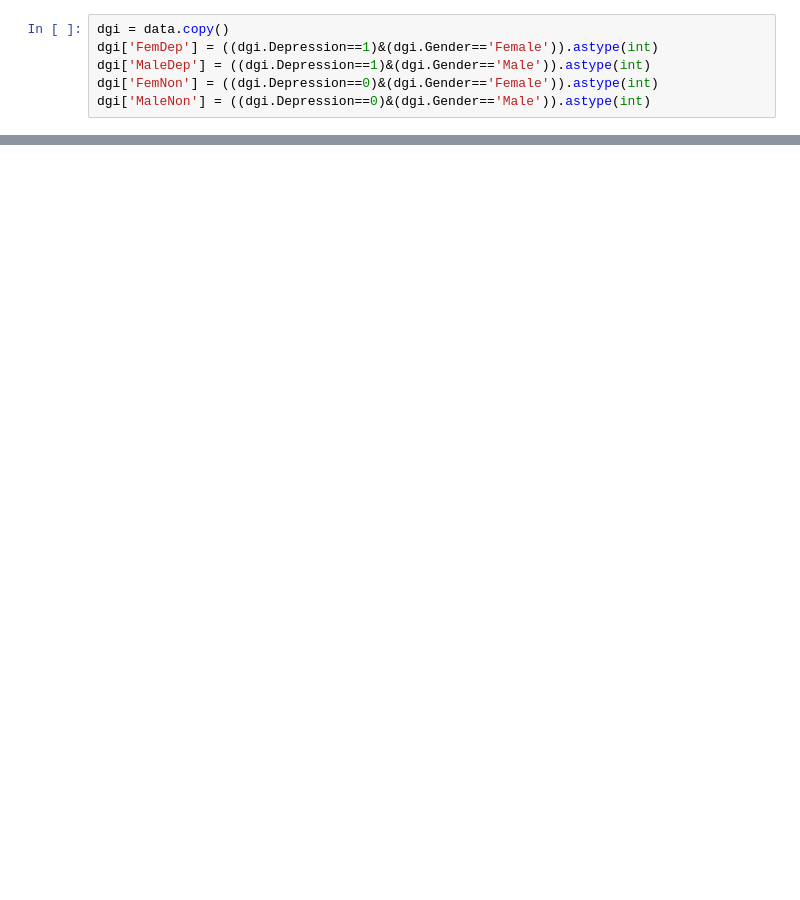
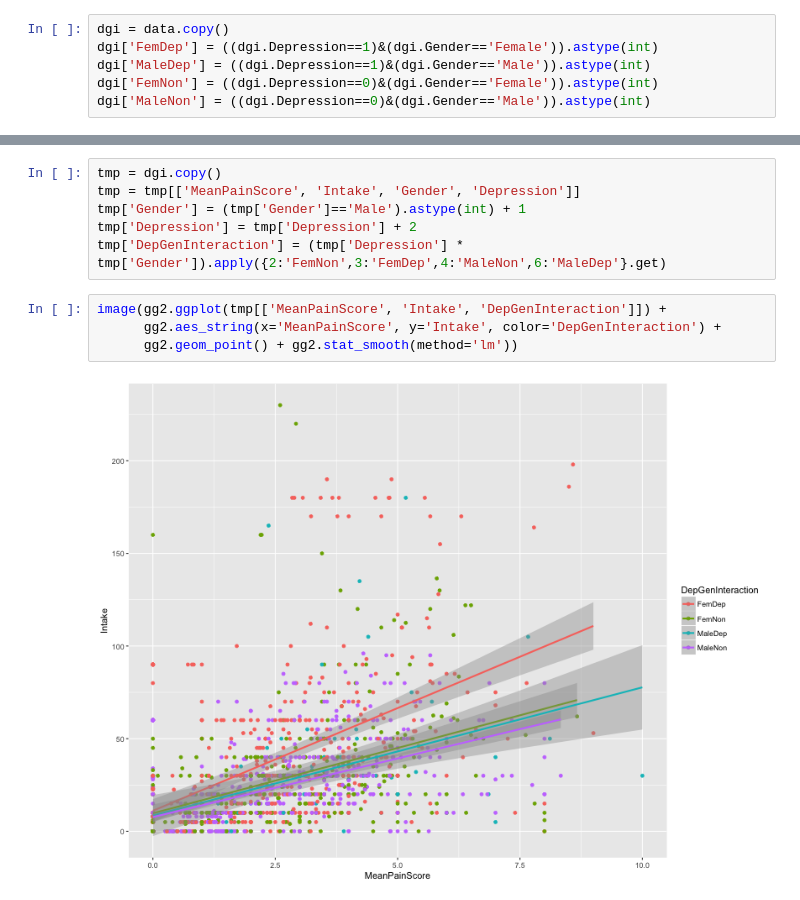
Before and after one commit to JWKennington/collab-mpow, a Jupyter notebook: notebooks/retroactive-analysis.ipynb, the cells around one changed output, grey strips where cells are left out. Drawn from its saved outputs; the diff is of its cells as text; blank space fills up the shorter version.

```diff
--- a/notebooks/retroactive-analysis.ipynb
+++ b/notebooks/retroactive-analysis.ipynb
@@ -159,0 +169,12 @@ OLS Regression Results
+# %%
+tmp = dgi.copy()
+tmp = tmp[['MeanPainScore', 'Intake', 'Gender', 'Depression']]
+tmp['Gender'] = (tmp['Gender']=='Male').astype(int) + 1
+tmp['Depression'] = tmp['Depression'] + 2
+tmp['DepGenInteraction'] = (tmp['Depression'] * tmp['Gender']).apply({2:'FemNon',3:'FemDep',4:'MaleNon',6:'MaleDep'}.get)
+# %%
+image(gg2.ggplot(tmp[['MeanPainScore', 'Intake', 'DepGenInteraction']]) +
+      gg2.aes_string(x='MeanPainScore', y='Intake', color='DepGenInteraction') +
+      gg2.geom_point() + gg2.stat_smooth(method='lm'))
+# %% [output]
+[figure, added]
```
Also changed, not shown: parts of 14 cells of this notebook, 7 other files.
